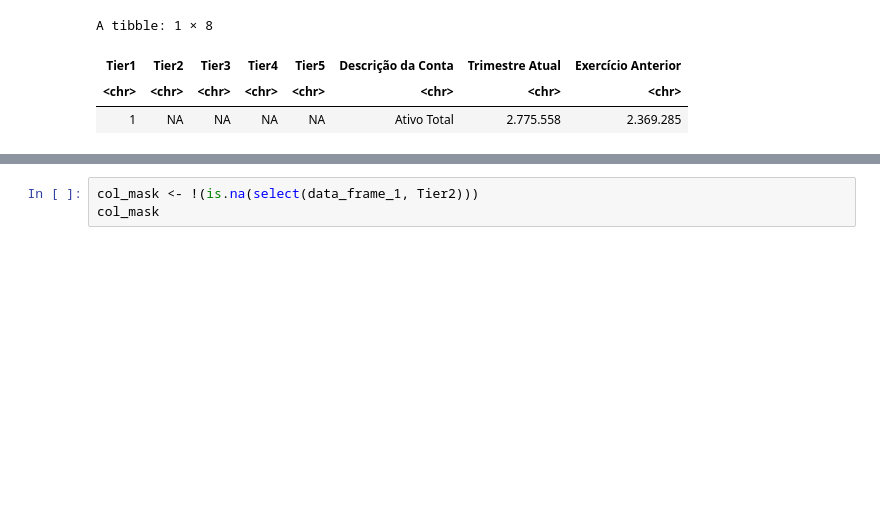
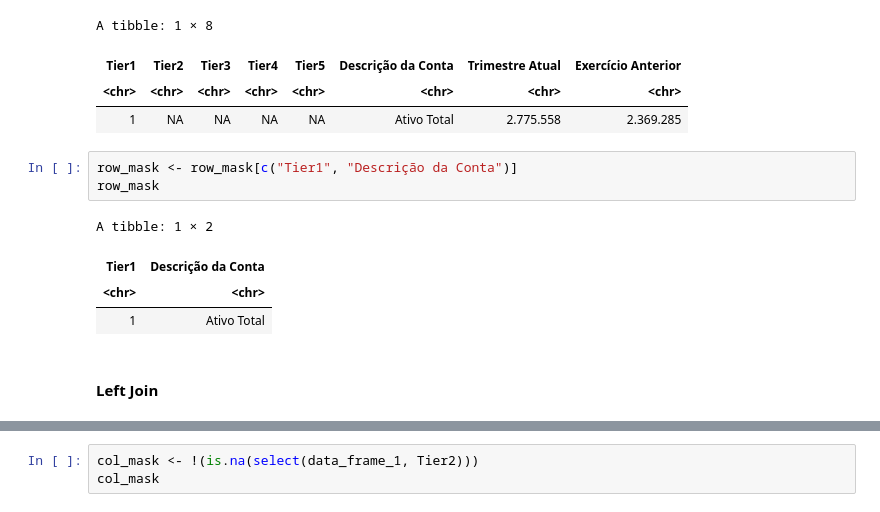
Before and after one commit to Francesco-Ghizzo/Data-Science, a Jupyter notebook: R/Finance/Financial_Statement.ipynb, the cells around one changed output, grey strips where cells are left out. Saved outputs shown, nothing was run; the diff lists cells and outputs as text; blank space fills up the shorter version.

```diff
--- a/R/Finance/Financial_Statement.ipynb
+++ b/R/Finance/Financial_Statement.ipynb
@@ -112,4 +114,14 @@ A tibble: 1 × 8
 | Tier1 | Tier2 | Tier3 | Tier4 | Tier5 | Descrição da Conta | Trimestre Atual | Exercício Anterior |
 | <chr> | <chr> | <chr> | <chr> | <chr> | <chr> | <chr> | <chr> |
 | 1 | NA | NA | NA | NA | Ativo Total | 2.775.558 | 2.369.285 |
+# %%
+row_mask <- row_mask[c("Tier1", "Descrição da Conta")]
+row_mask
+# %% [output]
+A tibble: 1 × 2
+| Tier1 | Descrição da Conta |
+| <chr> | <chr> |
+| 1 | Ativo Total |
+# %% [markdown]
+<h4>Left Join</h4>
 # %%
```
Also changed, not shown: parts of 5 cells of this notebook.
